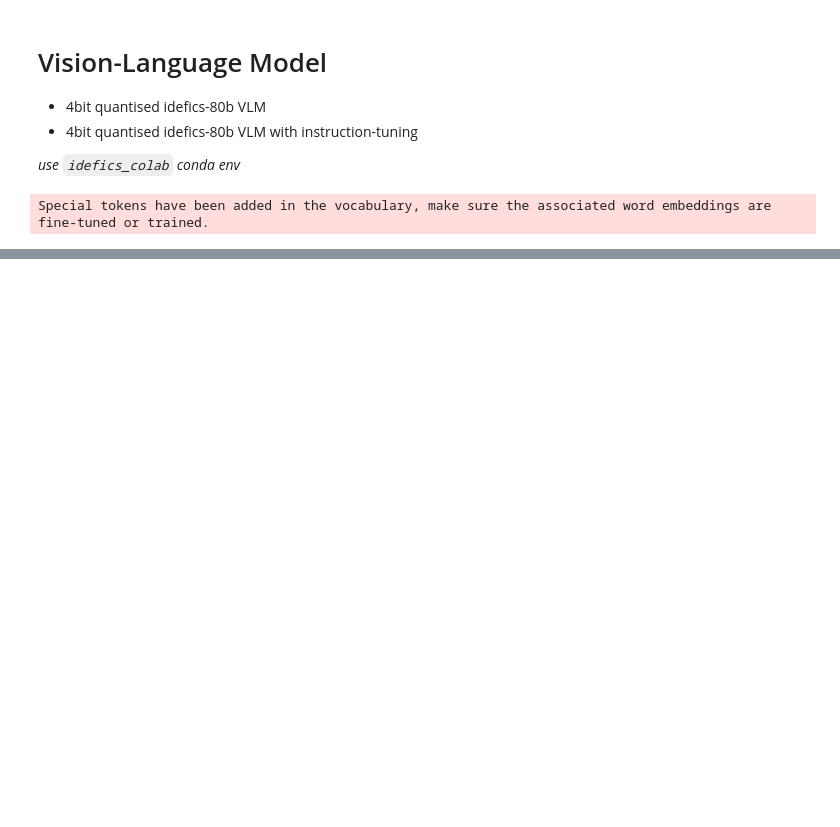
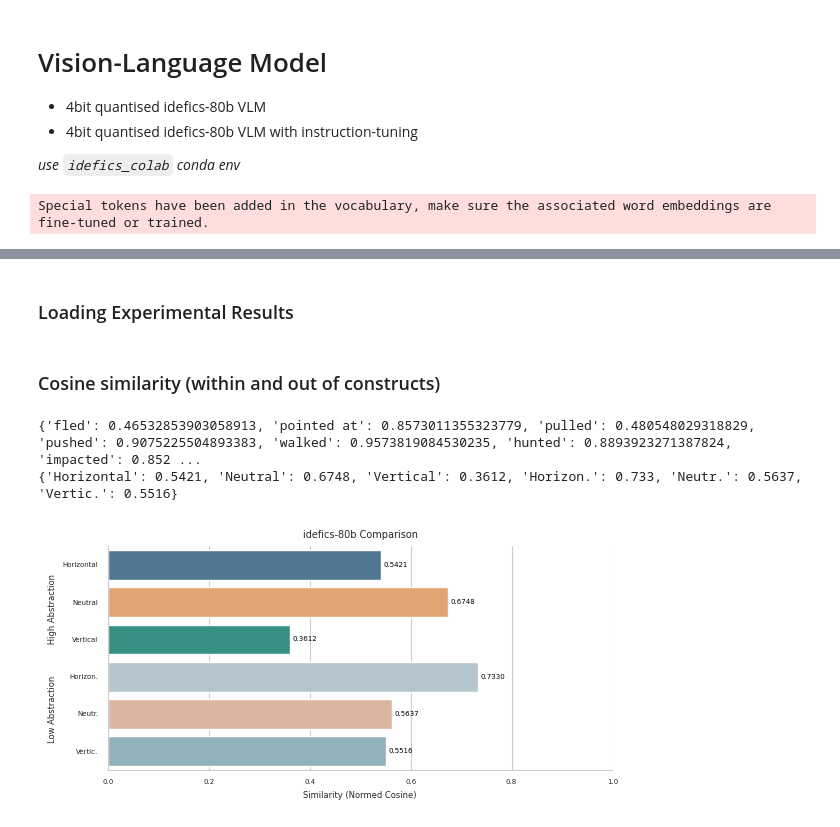
Before and after one commit to PhilWicke/Image-Schemas-in-LLMs, a Jupyter notebook: src/experiment_01/C_Image-Caption-Experiment.ipynb, the cells around one changed output, grey strips where cells are left out. Drawn from its saved outputs; the diff is of its cells as text; code cells hidden in the pictures; blank space fills up the shorter version.

Commit message:
visual exp started

```diff
--- a/src/experiment_01/C_Image-Caption-Experiment.ipynb
+++ b/src/experiment_01/C_Image-Caption-Experiment.ipynb
@@ -104,0 +217,2 @@ Question: What is the difference
+# %% [markdown]
+### Loading Experimental Results
@@ -104,0 +230,51 @@ Question: What is the difference
+# %% [markdown]
+### Cosine similarity (within and out of constructs)
+# %%
+similarity_scores_items = {}
+similarity_scores_constructs = {'Horizontal':0, 'Neutral':0, 'Vertical':0, 'Horizon.':0, 'Neutr.':0, 'Vertic.':0}
+
+for idx, key in enumerate(richardson_data):
+
+    # for each item
+    vec1 = np.array(richardson_data[key])
+    vec2 = np.array(model_choices[key])
+    similarity = cosine_similarity([vec1], [vec2])[0][0]
+    similarity_scores_items[key] = similarity
+
+print(similarity_scores_items)
+
+count = 0
+for i in range(0,len(similarity_scores_items),5): # every 5th item is a different construct
+    current_constr = list(similarity_scores_constructs.keys())[count]
+    constr_sum = round((sum(list(similarity_scores_items.values())[i:i+4])/5),4)
+    similarity_scores_constructs[current_constr] = constr_sum
+    count+=1
+
+print(similarity_scores_constructs)
+# %% [output]
+{'fled': 0.46532853903058913, 'pointed at': 0.8573011355323779, 'pulled': 0.480548029318829, 'pushed': 0.9075225504893383, 'walked': 0.9573819084530235, 'hunted': 0.8893923271387824, 'impacted': 0.852 ...
+{'Horizontal': 0.5421, 'Neutral': 0.6748, 'Vertical': 0.3612, 'Horizon.': 0.733, 'Neutr.': 0.5637, 'Vertic.': 0.5516}
+# %%
+data = similarity_scores_constructs
+custom_palette = ['#457b9d', '#f4a261', '#2a9d8f', '#b0c6d1', '#e5b293', '#8ab6c1']
+
+plt.figure(figsize=(6, 3))
+sns.set_style("whitegrid")
+sns.barplot(x=list(data.values()), y=list(data.keys()), palette=custom_palette)
+
+plt.xlabel('Similarity (Normed Cosine)', fontsize=6)
+plt.ylabel('Low Abstraction            High Abstraction', fontsize=6)
+plt.title(model_name.split("/")[1]+' Comparison', fontsize=7)
+
+for i, value in enumerate(data.values()):
+    plt.text(value + 0.005, i, f'{value:.4f}', va='center', fontsize=5, color='black')
+
+plt.xlim(0, 1)
+sns.despine()
+plt.xticks(fontsize=5)
+plt.yticks(fontsize=5)
+plt.tight_layout()
+plt.savefig("results/VISUAL_"+model_name.split("/")[1]+"_CosSim.png")
+plt.show()
+# %% [output]
+[figure, added]
```
Also changed, not shown: parts of 22 cells of this notebook, 5 other files.
